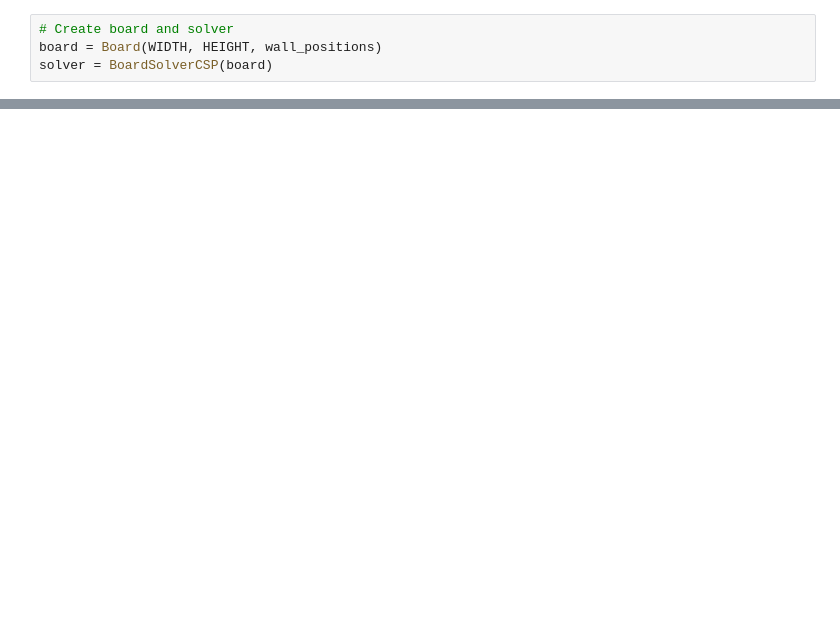
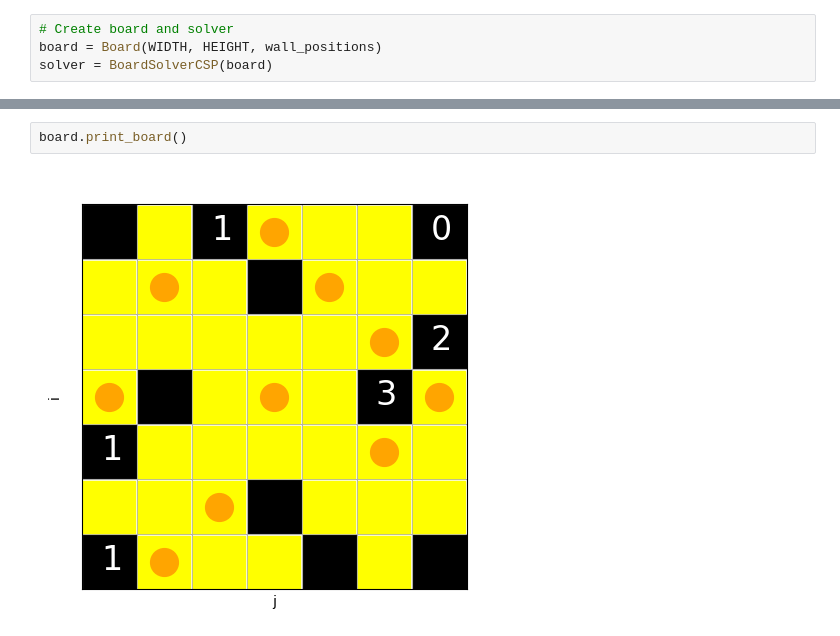
Before and after one commit to davimnz/artificial-intelligence, a Jupyter notebook: search-problems/light_up.ipynb, the cells around one changed output, grey strips where cells are left out. Saved outputs shown, nothing was run; the diff lists cells and outputs as text; blank space fills up the shorter version.

```diff
--- a/search-problems/light_up.ipynb
+++ b/search-problems/light_up.ipynb
@@ -652,0 +706,4 @@ L  3  L  FL FL FL FL
+# %%
+board.print_board()
+# %% [output]
+[figure, added]
```
Also changed, not shown: parts of 8 cells of this notebook.
